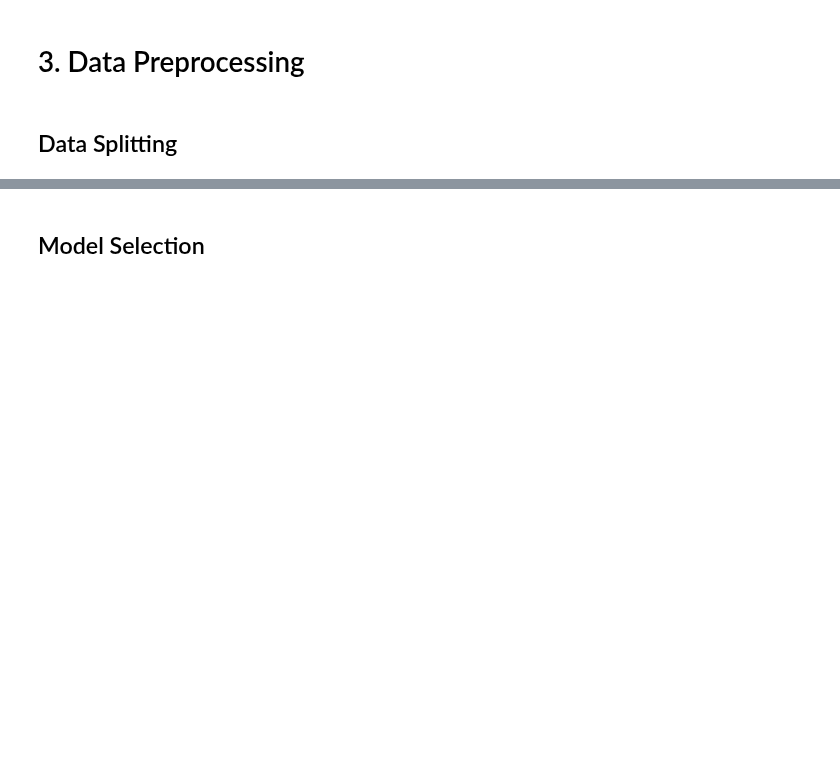
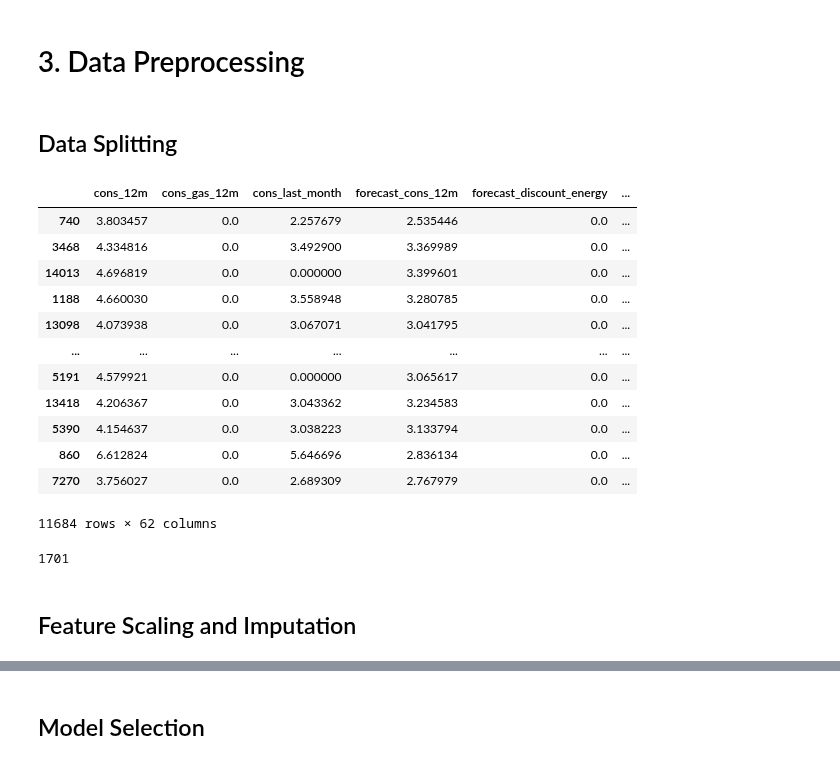
Before and after one commit to ramdhanhdy/DS_Project, a Jupyter notebook: BCG_DataScience_VI/Task4_Modeling.ipynb, the cells around one changed output, grey strips where cells are left out. Drawn from its saved outputs; the diff is of its cells as text; code cells hidden in the pictures; blank space fills up the shorter version.

```diff
--- a/BCG_DataScience_VI/Task4_Modeling.ipynb
+++ b/BCG_DataScience_VI/Task4_Modeling.ipynb
@@ -57,3 +89,25 @@ y = df['churn']
 
 # Split the data
 X_train, X_test, y_train, y_test = train_test_split(X, y, test_size=0.2, random_state=42)
+# %%
+X_train
+# %% [output]
+|  | cons_12m | cons_gas_12m | cons_last_month | forecast_cons_12m | forecast_discount_energy | ... |
+| 740 | 3.803457 | 0.0 | 2.257679 | 2.535446 | 0.0 | ... |
+| 3468 | 4.334816 | 0.0 | 3.492900 | 3.369989 | 0.0 | ... |
+| 14013 | 4.696819 | 0.0 | 0.000000 | 3.399601 | 0.0 | ... |
+| 1188 | 4.660030 | 0.0 | 3.558948 | 3.280785 | 0.0 | ... |
+| 13098 | 4.073938 | 0.0 | 3.067071 | 3.041795 | 0.0 | ... |
+| ... | ... | ... | ... | ... | ... | ... |
+| 5191 | 4.579921 | 0.0 | 0.000000 | 3.065617 | 0.0 | ... |
+| 13418 | 4.206367 | 0.0 | 3.043362 | 3.234583 | 0.0 | ... |
+| 5390 | 4.154637 | 0.0 | 3.038223 | 3.133794 | 0.0 | ... |
+| 860 | 6.612824 | 0.0 | 5.646696 | 2.836134 | 0.0 | ... |
+| 7270 | 3.756027 | 0.0 | 2.689309 | 2.767979 | 0.0 | ... |
+11684 rows × 62 columns
+# %%
+X_train['cons_gas_12m'].nunique()
+# %% [output]
+1701
+# %% [markdown]
+## Feature Scaling and Imputation
```
Also changed, not shown: parts of 39 cells of this notebook, 8 other files.
